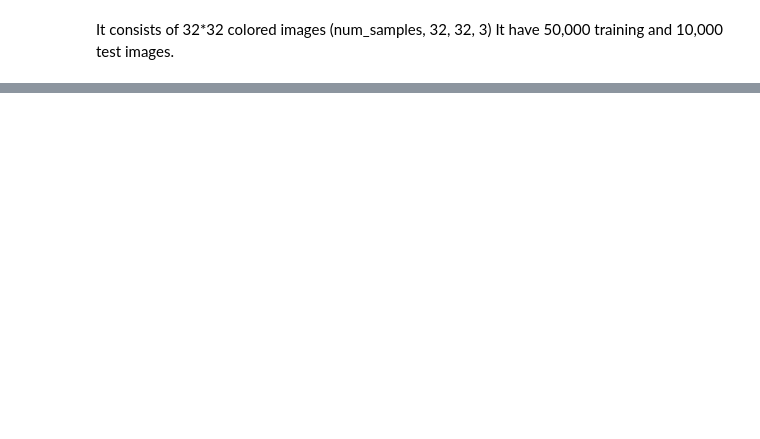
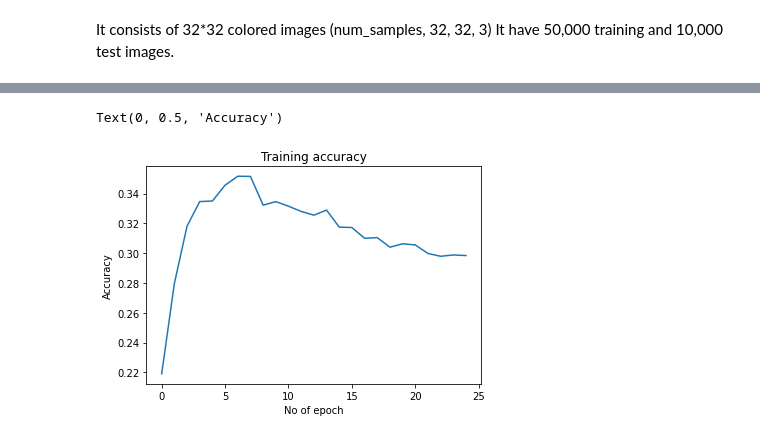
Before and after one commit to ayushsahu1999/100-days-of-ml, a Jupyter notebook: CIFAR100.ipynb, the cells around one changed output, grey strips where cells are left out. Drawn from its saved outputs; the diff is of its cells as text; code cells hidden in the pictures; blank space fills up the shorter version.

```diff
--- a/CIFAR100.ipynb
+++ b/CIFAR100.ipynb
@@ -76,0 +94,8 @@ model.evaluate(x_test, y_test)
+# %%
+plt.plot(history.history['val_accuracy'])
+plt.title('Training accuracy')
+plt.xlabel('No of epoch')
+plt.ylabel('Accuracy')
+# %% [output]
+Text(0, 0.5, 'Accuracy')
+[figure, added]
```
Also changed, not shown: parts of 12 cells of this notebook.
